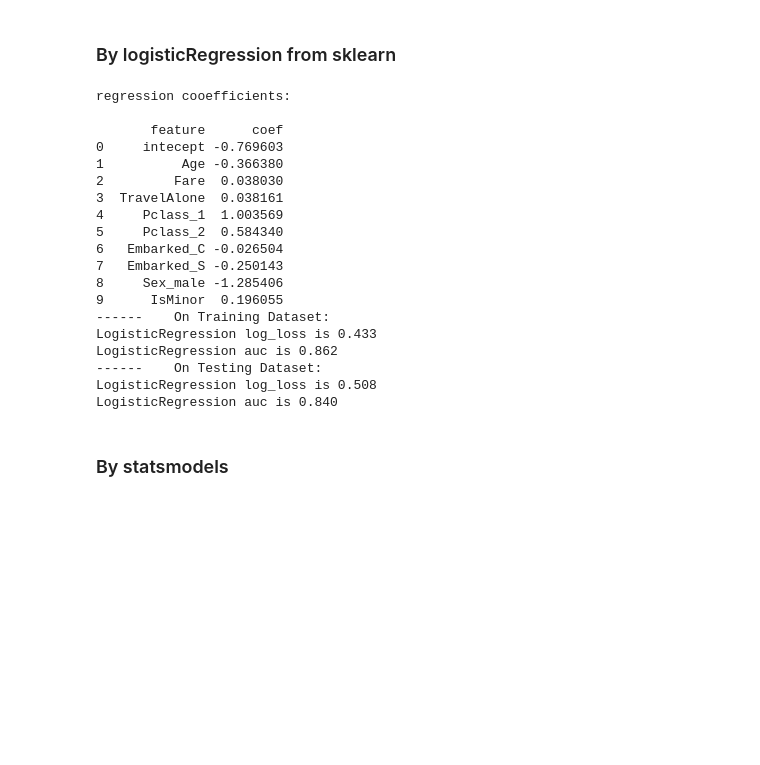
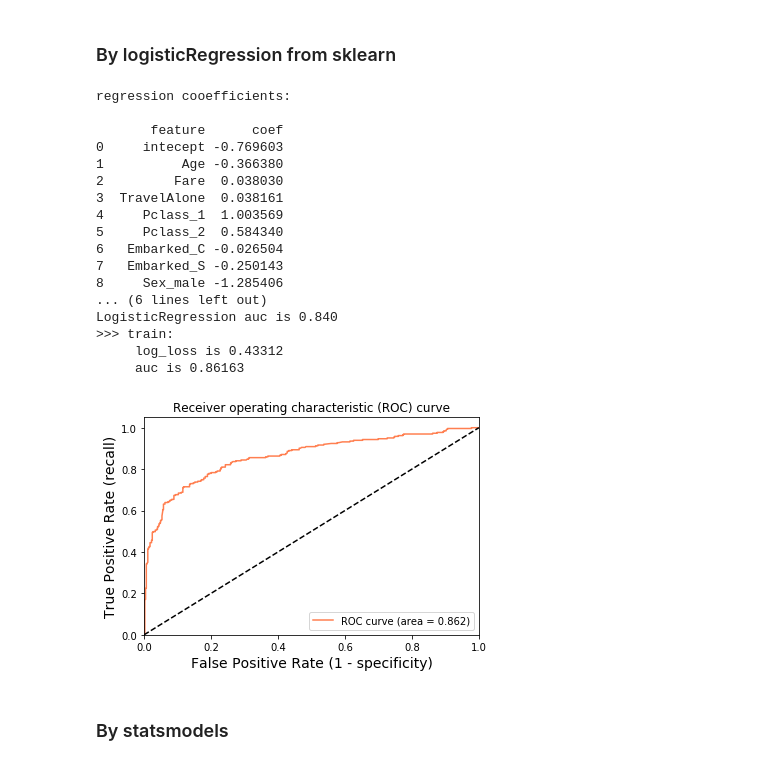
Before and after one commit to xdderekchen/ML, a Jupyter notebook: LogisticRegression.ipynb, the cells around one changed output. Cells and saved outputs as stored; diff of their text form; code cells hidden in the pictures; blank space fills up the shorter version.

```diff
--- a/LogisticRegression.ipynb
+++ b/LogisticRegression.ipynb
@@ -149,38 +202,40 @@ To retain the current behavior and silence the warning, pass 'sort=True'.
 # %%
 from sklearn.model_selection import train_test_split, cross_val_score
 from sklearn.metrics import accuracy_score, classification_report, precision_score, recall_score
 from sklearn.metrics import confusion_matrix, precision_recall_curve, roc_curve, auc, log_loss
 
 
 from sklearn.linear_model import LogisticRegression
 
 # check classification scores of logistic regression
 #logreg = LogisticRegression(C = 1e9, penalty='none',  )
 logreg = LogisticRegression(penalty='none',random_state =0, max_iter=5000)###, solver = "lbfgs")
 logreg.fit(x_train, y_train)
 
 print_coeff(logreg, x_train.columns)
 evaluate_model(model= logreg, X_train=x_train, Y_train=y_train, X_test=x_test, Y_test=y_test)
+
+y_pred_train_proba = logreg.predict_proba(x_train)[:, 1]
+show_performance(y_train, y_pred_train_proba, "train", True)
 # %% [output]
 regression cooefficients:
 
        feature      coef
 0     intecept -0.769603
 1          Age -0.366380
 2         Fare  0.038030
 3  TravelAlone  0.038161
 4     Pclass_1  1.003569
 5     Pclass_2  0.584340
 6   Embarked_C -0.026504
 7   Embarked_S -0.250143
 8     Sex_male -1.285406
-9      IsMinor  0.196055
-------    On Training Dataset:
-LogisticRegression log_loss is 0.433
-LogisticRegression auc is 0.862
-------    On Testing Dataset:
-LogisticRegression log_loss is 0.508
+... (6 lines left out)
 LogisticRegression auc is 0.840
+>>> train:
+     log_loss is 0.43312
+     auc is 0.86163
+[figure, added]
 # %% [markdown]
 ### By statsmodels
 # %%
```
Also changed, not shown: parts of 3 cells of this notebook.
